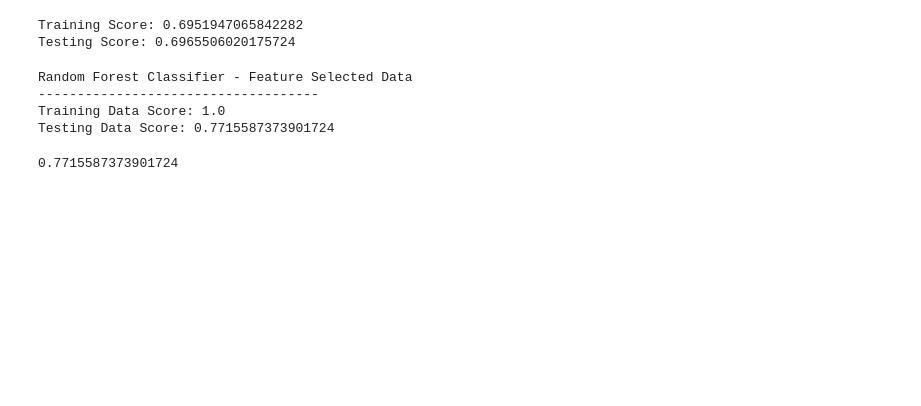
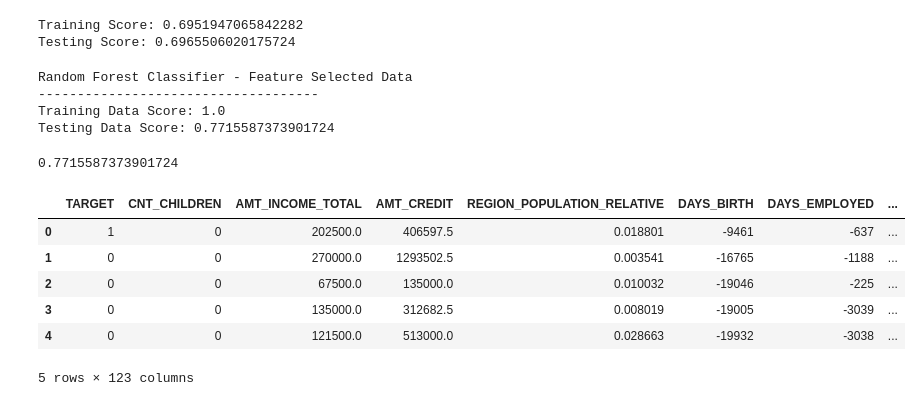
Before and after one commit to RajeeNatch/Project_Underwriters, a Jupyter notebook: Credit_Risk_Evaluator.ipynb, the cells around one changed output. Saved outputs shown, nothing was run; the diff lists cells and outputs as text; code cells hidden in the pictures; blank space fills up the shorter version.

```diff
--- a/Credit_Risk_Evaluator.ipynb
+++ b/Credit_Risk_Evaluator.ipynb
@@ -303,3 +293,15 @@ result = loaded_model.score(X_selected_test_scaled, y_test)
 print(result)
 # %% [output]
 0.7715587373901724
+# %%
+# Convert the Dataframe to a CSV file for Analytics
+final_df = pd.get_dummies(clean_df)
+final_df.head()
+# %% [output]
+|  | TARGET | CNT_CHILDREN | AMT_INCOME_TOTAL | AMT_CREDIT | REGION_POPULATION_RELATIVE | DAYS_BIRTH | DAYS_EMPLOYED | ... |
+| 0 | 1 | 0 | 202500.0 | 406597.5 | 0.018801 | -9461 | -637 | ... |
+| 1 | 0 | 0 | 270000.0 | 1293502.5 | 0.003541 | -16765 | -1188 | ... |
+| 2 | 0 | 0 | 67500.0 | 135000.0 | 0.010032 | -19046 | -225 | ... |
+| 3 | 0 | 0 | 135000.0 | 312682.5 | 0.008019 | -19005 | -3039 | ... |
+| 4 | 0 | 0 | 121500.0 | 513000.0 | 0.028663 | -19932 | -3038 | ... |
+5 rows × 123 columns
```
Also changed, not shown: parts of 8 cells of this notebook, 2 other files.
